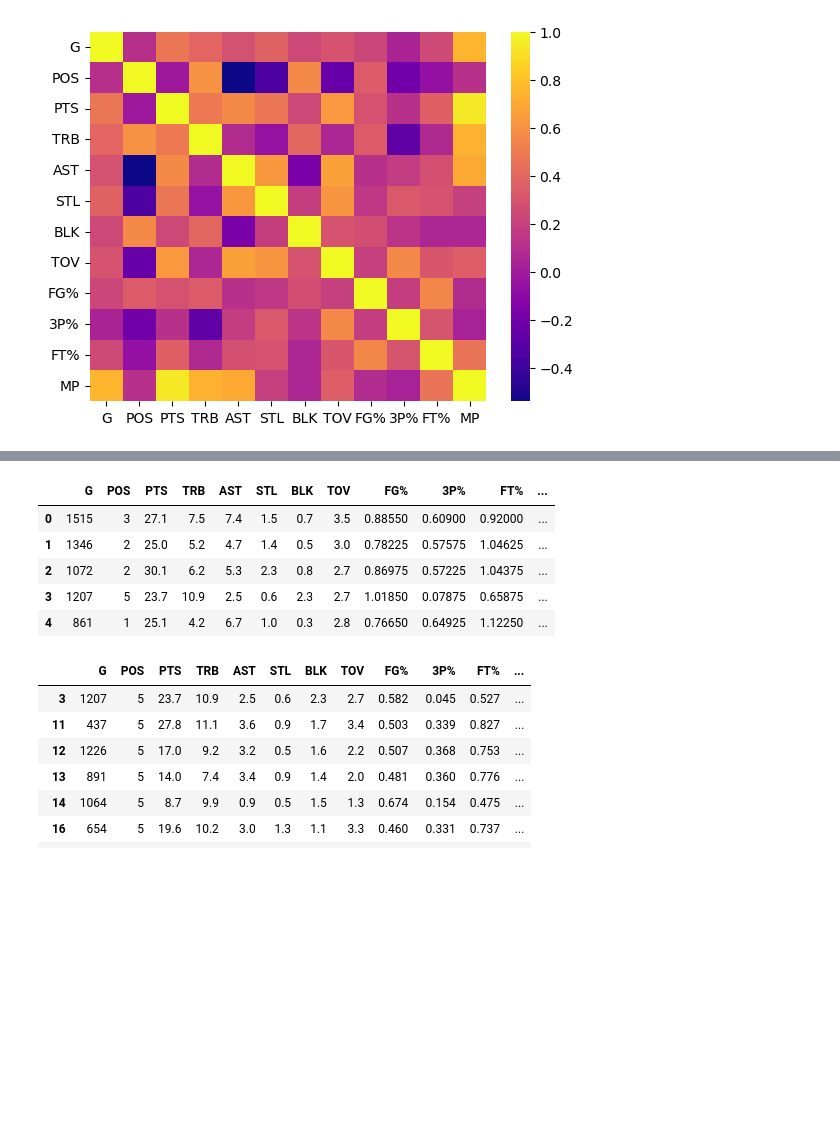
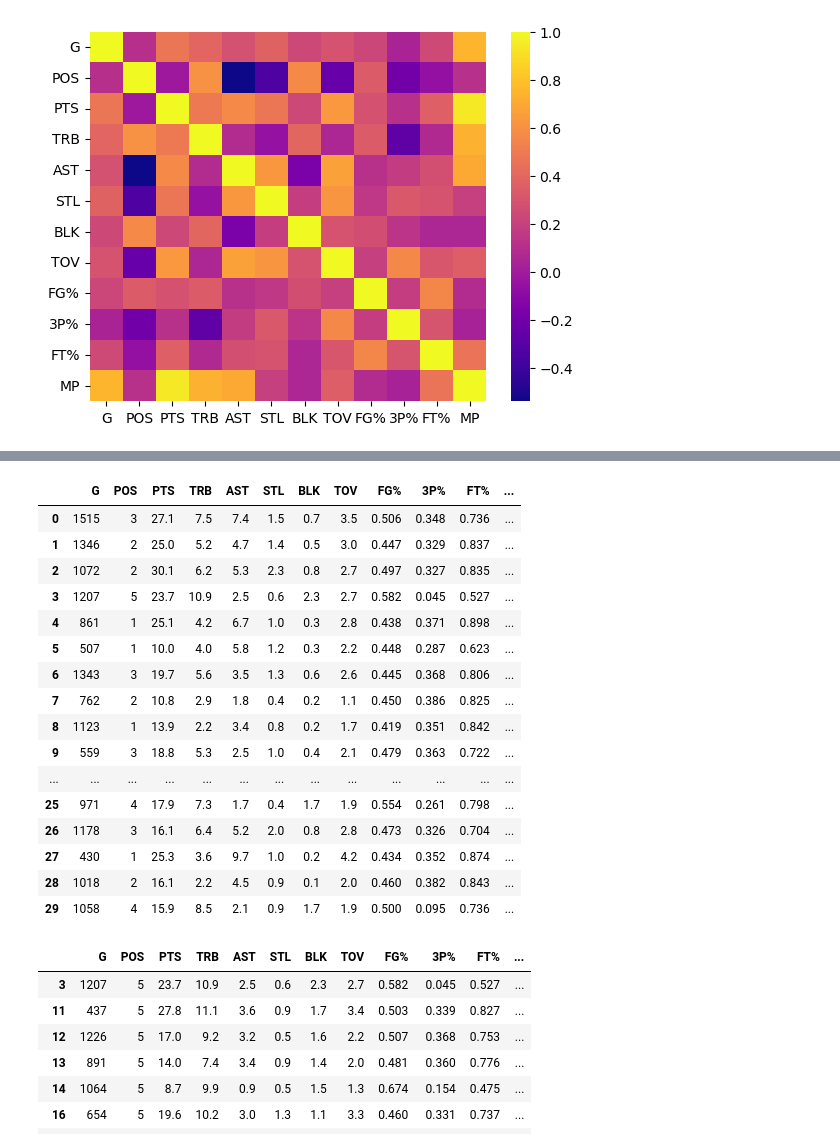
Before and after one commit to jr0ver/Easy-NBA, a Jupyter notebook: jupyter/Master Table Visuals.ipynb, the cells around one changed output, grey strips where cells are left out. Drawn from its saved outputs; the diff is of its cells as text; code cells hidden in the pictures; blank space fills up the shorter version.

```diff
--- a/jupyter/Master Table Visuals.ipynb
+++ b/jupyter/Master Table Visuals.ipynb
@@ -87,9 +87,9 @@ cdf = df.drop(['case_name', 'MP'], axis=1)
 # cdf['AST'] = cdf['AST'] * 1.4
 # cdf['TRB'] = cdf['TRB'] * 1.2
 
-cdf['FG%'] = cdf['FG%'] * 1.75
-cdf['3P%'] = cdf['3P%'] * 1.75
-cdf['FT%'] = cdf['FT%'] * 1.25
+# cdf['FG%'] = cdf['FG%'] * 1.75
+# cdf['3P%'] = cdf['3P%'] * 1.75
+# cdf['FT%'] = cdf['FT%'] * 1.25
 
 # cdf['TOV'] = cdf['TOV'] * 0.5
 
@@ -109,13 +109,23 @@ sns.scatterplot(data=cdf, x='PTS', y='AST', hue='cluster', palette='deep')
 # %%
-pd.set_option('display.max_rows', None)
-cdf.head()
+cdf.head(30)
 # %% [output]
 |  | G | POS | PTS | TRB | AST | STL | BLK | TOV | FG% | 3P% | FT% | ... |
-| 0 | 1515 | 3 | 27.1 | 7.5 | 7.4 | 1.5 | 0.7 | 3.5 | 0.88550 | 0.60900 | 0.92000 | ... |
-| 1 | 1346 | 2 | 25.0 | 5.2 | 4.7 | 1.4 | 0.5 | 3.0 | 0.78225 | 0.57575 | 1.04625 | ... |
-| 2 | 1072 | 2 | 30.1 | 6.2 | 5.3 | 2.3 | 0.8 | 2.7 | 0.86975 | 0.57225 | 1.04375 | ... |
-| 3 | 1207 | 5 | 23.7 | 10.9 | 2.5 | 0.6 | 2.3 | 2.7 | 1.01850 | 0.07875 | 0.65875 | ... |
-| 4 | 861 | 1 | 25.1 | 4.2 | 6.7 | 1.0 | 0.3 | 2.8 | 0.76650 | 0.64925 | 1.12250 | ... |
+| 0 | 1515 | 3 | 27.1 | 7.5 | 7.4 | 1.5 | 0.7 | 3.5 | 0.506 | 0.348 | 0.736 | ... |
+| 1 | 1346 | 2 | 25.0 | 5.2 | 4.7 | 1.4 | 0.5 | 3.0 | 0.447 | 0.329 | 0.837 | ... |
+| 2 | 1072 | 2 | 30.1 | 6.2 | 5.3 | 2.3 | 0.8 | 2.7 | 0.497 | 0.327 | 0.835 | ... |
+| 3 | 1207 | 5 | 23.7 | 10.9 | 2.5 | 0.6 | 2.3 | 2.7 | 0.582 | 0.045 | 0.527 | ... |
+| 4 | 861 | 1 | 25.1 | 4.2 | 6.7 | 1.0 | 0.3 | 2.8 | 0.438 | 0.371 | 0.898 | ... |
+| 5 | 507 | 1 | 10.0 | 4.0 | 5.8 | 1.2 | 0.3 | 2.2 | 0.448 | 0.287 | 0.623 | ... |
+| 6 | 1343 | 3 | 19.7 | 5.6 | 3.5 | 1.3 | 0.6 | 2.6 | 0.445 | 0.368 | 0.806 | ... |
+| 7 | 762 | 2 | 10.8 | 2.9 | 1.8 | 0.4 | 0.2 | 1.1 | 0.450 | 0.386 | 0.825 | ... |
+| 8 | 1123 | 1 | 13.9 | 2.2 | 3.4 | 0.8 | 0.2 | 1.7 | 0.419 | 0.351 | 0.842 | ... |
+| 9 | 559 | 3 | 18.8 | 5.3 | 2.5 | 1.0 | 0.4 | 2.1 | 0.479 | 0.363 | 0.722 | ... |
+| ... | ... | ... | ... | ... | ... | ... | ... | ... | ... | ... | ... | ... |
+| 25 | 971 | 4 | 17.9 | 7.3 | 1.7 | 0.4 | 1.7 | 1.9 | 0.554 | 0.261 | 0.798 | ... |
+| 26 | 1178 | 3 | 16.1 | 6.4 | 5.2 | 2.0 | 0.8 | 2.8 | 0.473 | 0.326 | 0.704 | ... |
+| 27 | 430 | 1 | 25.3 | 3.6 | 9.7 | 1.0 | 0.2 | 4.2 | 0.434 | 0.352 | 0.874 | ... |
+| 28 | 1018 | 2 | 16.1 | 2.2 | 4.5 | 0.9 | 0.1 | 2.0 | 0.460 | 0.382 | 0.843 | ... |
+| 29 | 1058 | 4 | 15.9 | 8.5 | 2.1 | 0.9 | 1.7 | 1.9 | 0.500 | 0.095 | 0.736 | ... |
 # %%
 cdf[cdf['cluster']==0]
 # %% [output]
```
Also changed, not shown: parts of 1 cell of this notebook, 6 other files.
